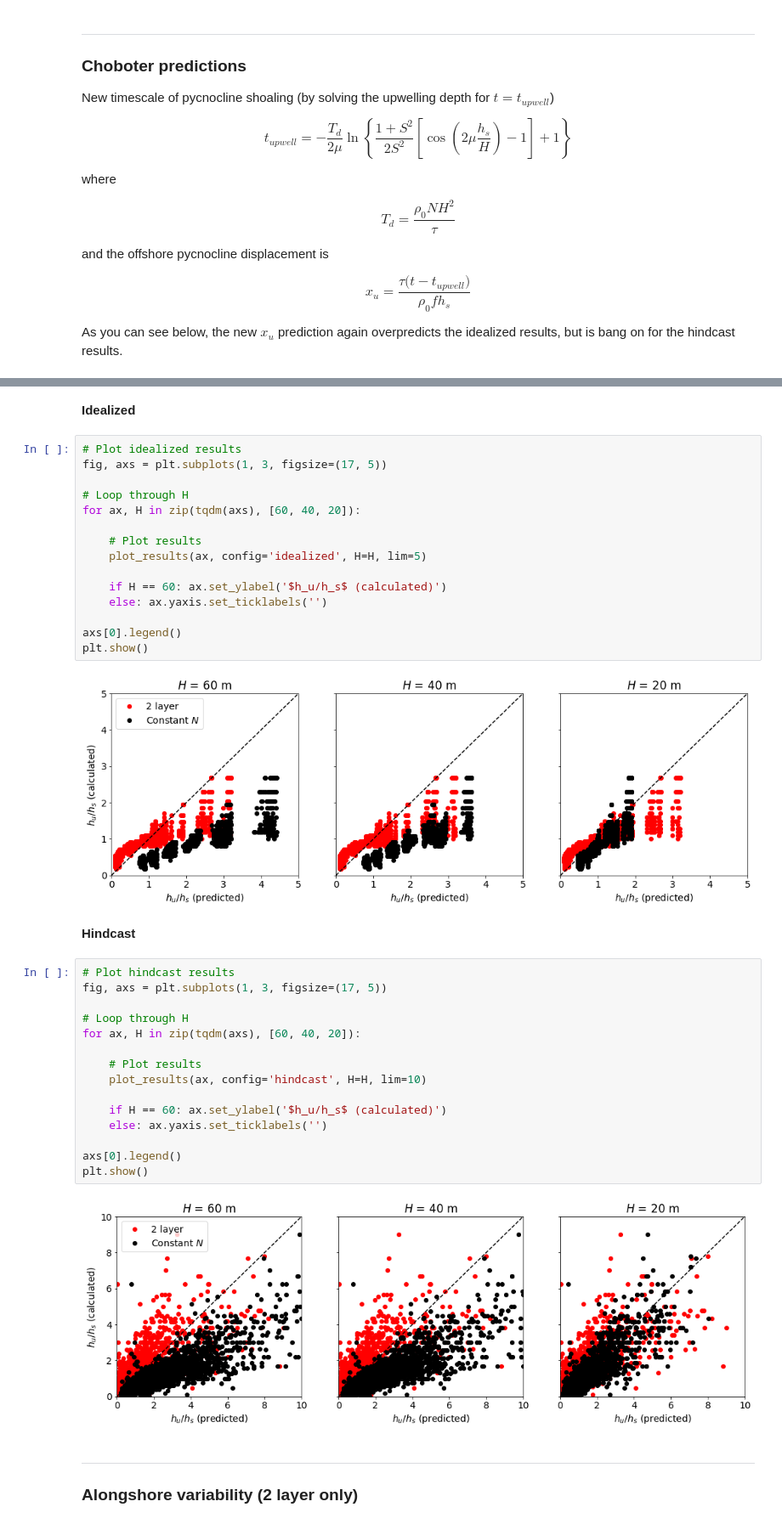
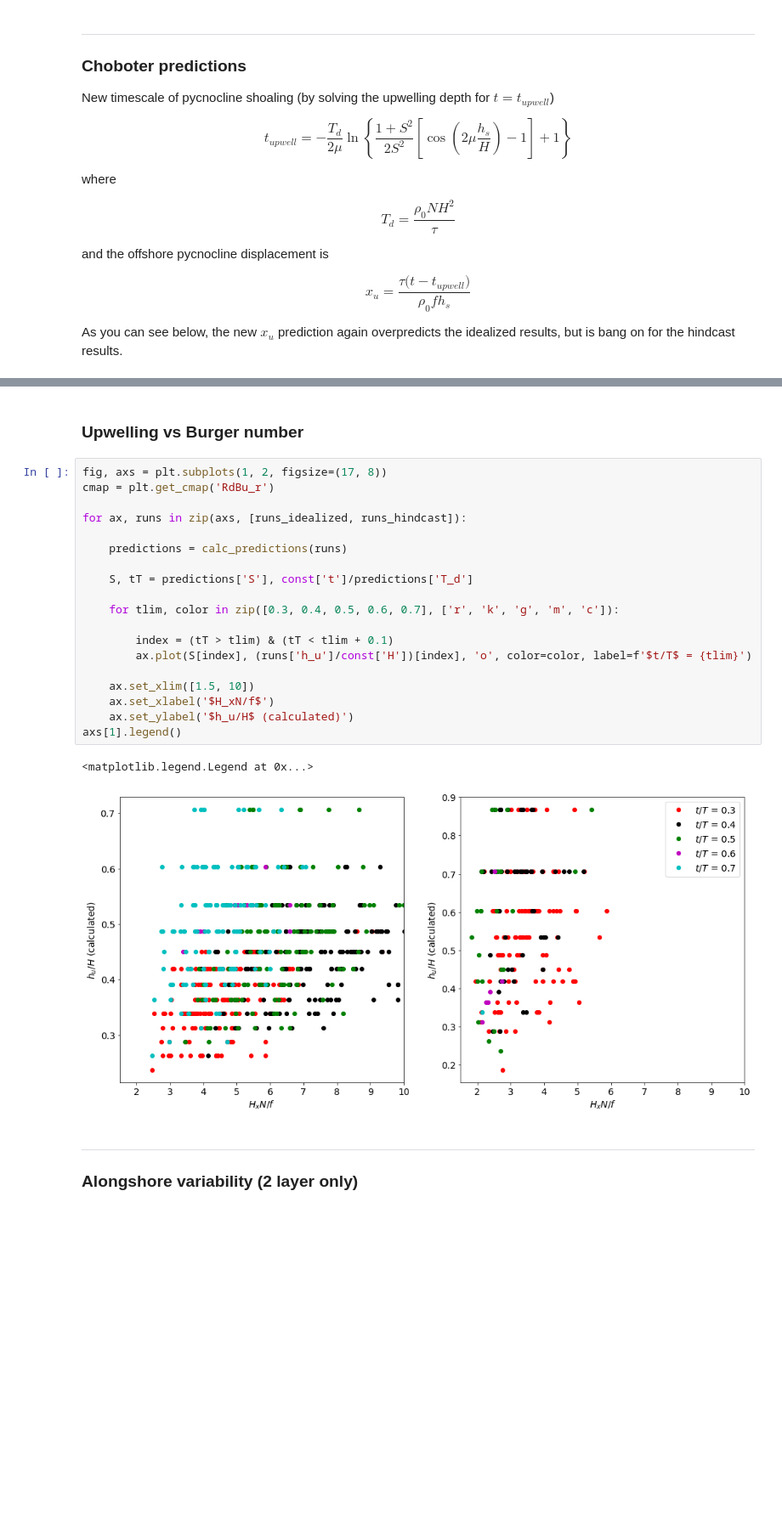
Before and after one commit to SalishSeaCast/SoG_upwelling_EOF_paper, a Jupyter notebook: notebooks/upwell_processing_sanity_check.ipynb, the cells around one changed output, grey strips where cells are left out. Shown at 85% size. Cells and saved outputs as stored; diff of their text form; blank space fills up the shorter version.

```diff
--- a/notebooks/upwell_processing_sanity_check.ipynb
+++ b/notebooks/upwell_processing_sanity_check.ipynb
@@ -559,41 +537,27 @@ def plot_results(ax, config='idealized', H=50, lim=5):
-# %% [markdown]
-**Idealized**
-# %%
-# Plot idealized results
-fig, axs = plt.subplots(1, 3, figsize=(17, 5))
-
-# Loop through H
-for ax, H in zip(tqdm(axs), [60, 40, 20]):
-
-    # Plot results
-    plot_results(ax, config='idealized', H=H, lim=5)
-
-    if H == 60: ax.set_ylabel('$h_u/h_s$ (calculated)')
-    else: ax.yaxis.set_ticklabels('')
-
-axs[0].legend()
-plt.show()
-# %% [output]
-[figure, removed]
-# %% [markdown]
-**Hindcast**
-# %%
-# Plot hindcast results
-fig, axs = plt.subplots(1, 3, figsize=(17, 5))
-
-# Loop through H
-for ax, H in zip(tqdm(axs), [60, 40, 20]):
-
-    # Plot results
-    plot_results(ax, config='hindcast', H=H, lim=10)
-
-    if H == 60: ax.set_ylabel('$h_u/h_s$ (calculated)')
-    else: ax.yaxis.set_ticklabels('')
-
-axs[0].legend()
-plt.show()
-# %% [output]
-[figure, removed]
+# %% [markdown]
+### Upwelling vs Burger number
+# %%
+fig, axs = plt.subplots(1, 2, figsize=(17, 8))
+cmap = plt.get_cmap('RdBu_r')
+
+for ax, runs in zip(axs, [runs_idealized, runs_hindcast]):
+
+    predictions = calc_predictions(runs)
+
+    S, tT = predictions['S'], const['t']/predictions['T_d']
+
+    for tlim, color in zip([0.3, 0.4, 0.5, 0.6, 0.7], ['r', 'k', 'g', 'm', 'c']):
+
+        index = (tT > tlim) & (tT < tlim + 0.1)
+        ax.plot(S[index], (runs['h_u']/const['H'])[index], 'o', color=color, label=f'$t/T$ = {tlim}')
+
+    ax.set_xlim([1.5, 10])
+    ax.set_xlabel('$H_xN/f$')
+    ax.set_ylabel('$h_u/H$ (calculated)')
+axs[1].legend()
+# %% [output]
+<matplotlib.legend.Legend at 0x...>
+[figure, added]
 # %% [markdown]
 ***
 
```
Also changed, not shown: parts of 12 cells of this notebook.
